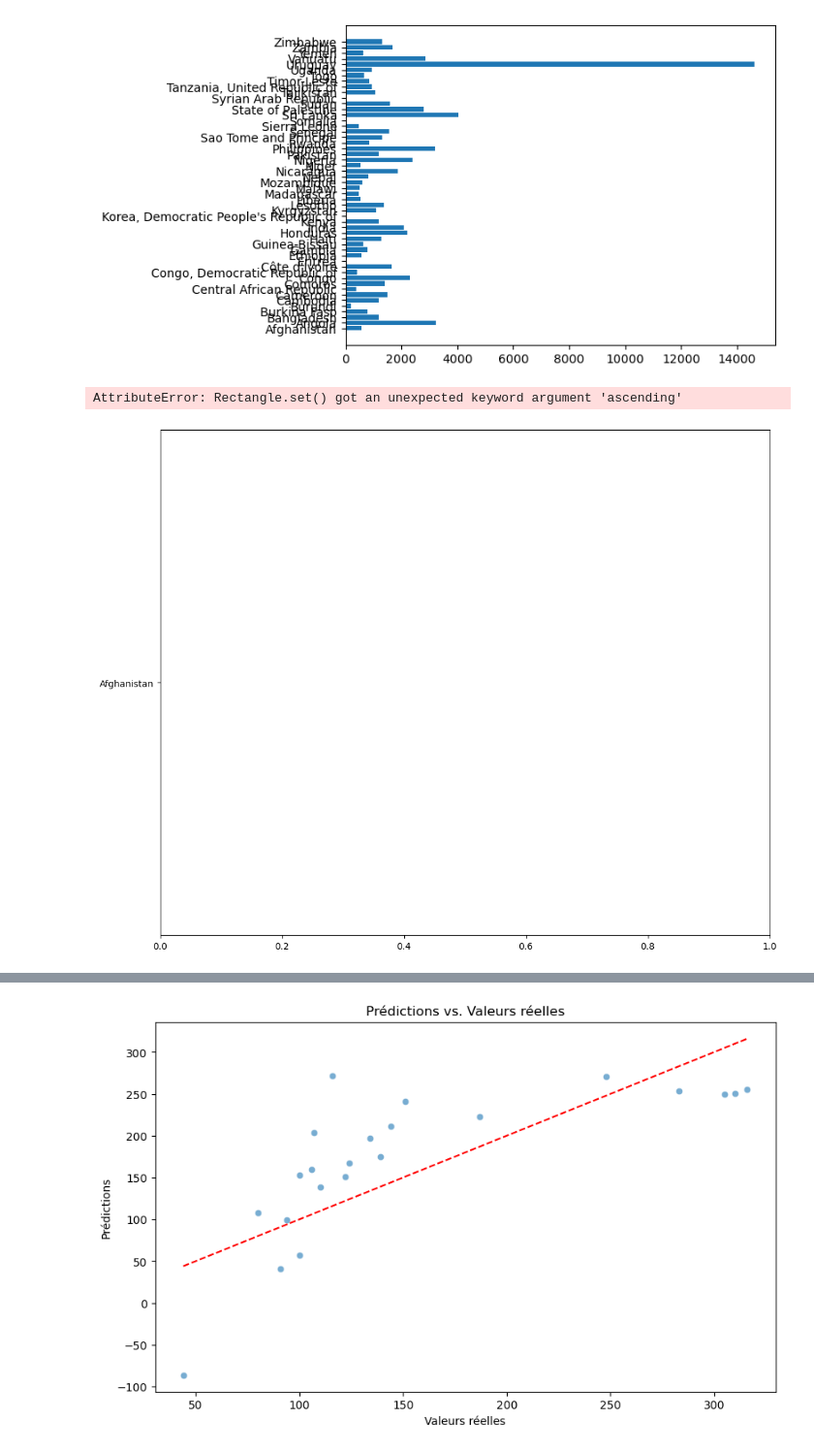
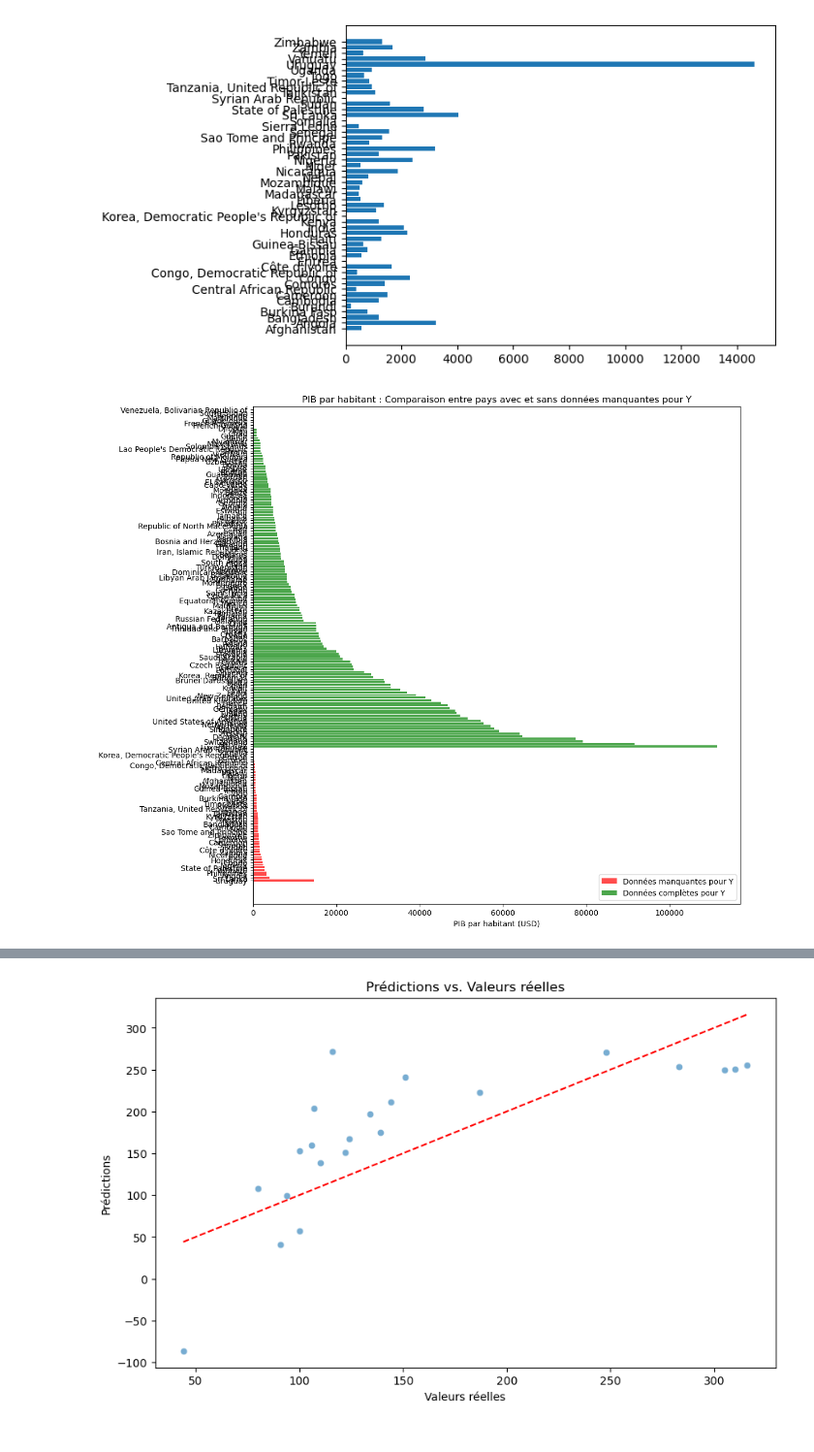
Before and after one commit to anna-cochat/Data_NA_project, a Jupyter notebook: Scénario1.ipynb, the cells around one changed output, grey strips where cells are left out. Shown at 97% size. Cells and saved outputs as stored; diff of their text form; code cells hidden in the pictures.

```diff
--- a/Scénario1.ipynb
+++ b/Scénario1.ipynb
@@ -1,6 +1,6 @@
 # %%
 import pandas as pd
-df = pd.read_csv("/Users/admin/Documents/GitHub/Data_NA_project/supervised.csv")  # dict: nom_feuille -> DataFrame
+df = pd.read_excel("/Users/admin/Documents/GitHub/Data_NA_project/NA.xlsx")  # dict: nom_feuille -> DataFrame
 df
 # %% [output]
 |  | Country | Quality Score | SDGi | Life Expectancy | HDI | Per Capita GDP | Region | Income Group | ... |
@@ -99,9 +99,6 @@ df["Overshoot_day_month"] = (
     .replace("nan-nan", np.nan)
 )
 
-df["Per Capita GDP"] = pd.to_numeric(
-    df["Per Capita GDP"], errors="coerce"
-)
 
 s_un = df.dropna(subset=X_cols + [Y_col])
 
@@ -356,19 +352,22 @@ plt.barh(pays_manquants['Country'], pays_manquants['Per Capita GDP'])
 <BarContainer object of 52 artists>
 [figure]
 # %%
+
+df_sorted = df.sort_values(by='Per Capita GDP', ascending=False)
+pays_complets = df_sorted.dropna(subset=["actual \nCountry Overshoot Day \n2018"])
+pays_manquants = df_sorted[df_sorted['actual \nCountry Overshoot Day \n2018'].isna()]
+
+# Pays avec données manquantes pour Y
 plt.figure(figsize=(12, 10))
-pays_complets = df.dropna(subset=["actual \nCountry Overshoot Day \n2018"])
-# Pays avec données manquantes pour Y
-plt.barh(pays_manquants['Country'], pays_manquants['Per Capita GDP'], color='red', alpha=0.7, label='Données manquantes pour Y', ascending = False)
+plt.barh(pays_manquants['Country'], pays_manquants['Per Capita GDP'], color='red', alpha=0.7, label='Données manquantes pour Y')
 
 # Pays sans données manquantes pour Y
-plt.barh(pays_complets['Country'], pays_complets['Per Capita GDP'], color='green', alpha=0.7, label='Données complètes pour Y', ascending = False)
+plt.barh(pays_complets['Country'], pays_complets['Per Capita GDP'], color='green', alpha=0.7, label='Données complètes pour Y')
 
 plt.xlabel('PIB par habitant (USD)')
 plt.title('PIB par habitant : Comparaison entre pays avec et sans données manquantes pour Y')
 plt.legend()
 plt.tight_layout()
 plt.show()
 # %% [output]
-AttributeError: Rectangle.set() got an unexpected keyword argument 'ascending'
-[figure, old version]
+[figure, new version]
```
Also changed, not shown: parts of 10 cells of this notebook, 3 other files.
